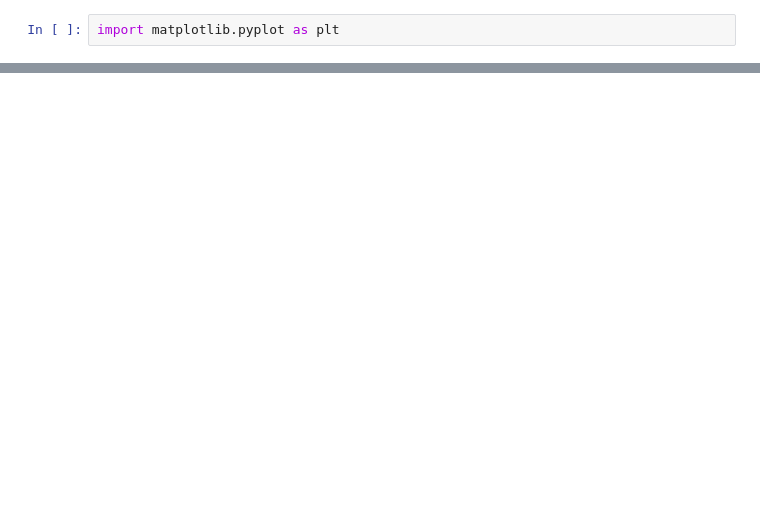
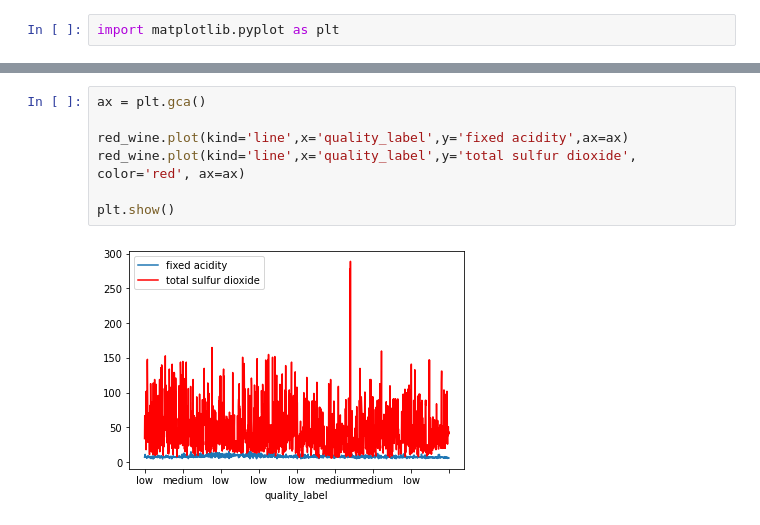
Before and after one commit to Anitagg1/Phyton-Workshop, a Jupyter notebook: Wine Project.ipynb, the cells around one changed output, grey strips where cells are left out. Saved outputs shown, nothing was run; the diff lists cells and outputs as text; blank space fills up the shorter version.

```diff
--- a/Wine Project.ipynb
+++ b/Wine Project.ipynb
@@ -259,0 +323,9 @@ plt.bar(wines.index)
+# %%
+ax = plt.gca()
+
+red_wine.plot(kind='line',x='quality_label',y='fixed acidity',ax=ax)
+red_wine.plot(kind='line',x='quality_label',y='total sulfur dioxide', color='red', ax=ax)
+
+plt.show()
+# %% [output]
+[figure, added]
```
Also changed, not shown: parts of 12 cells of this notebook.
